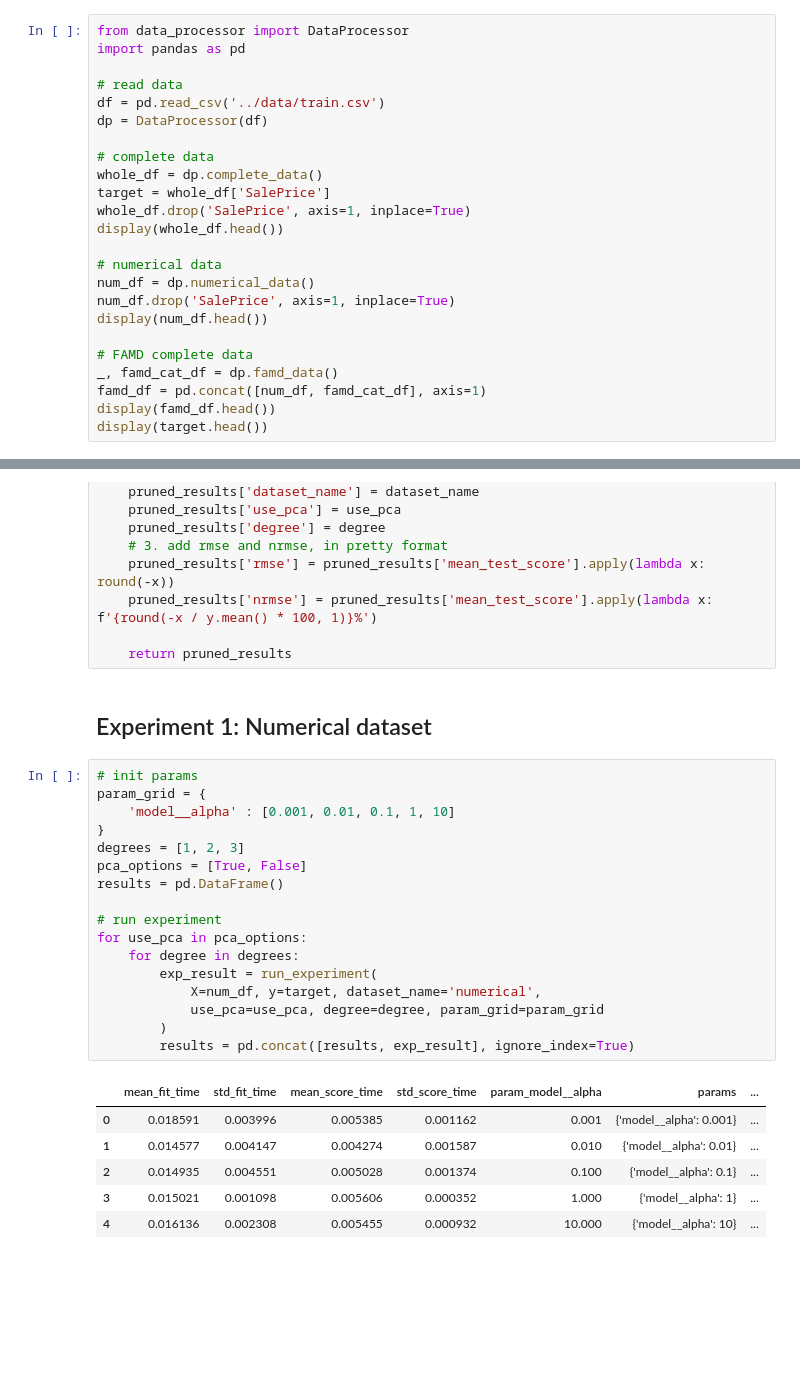
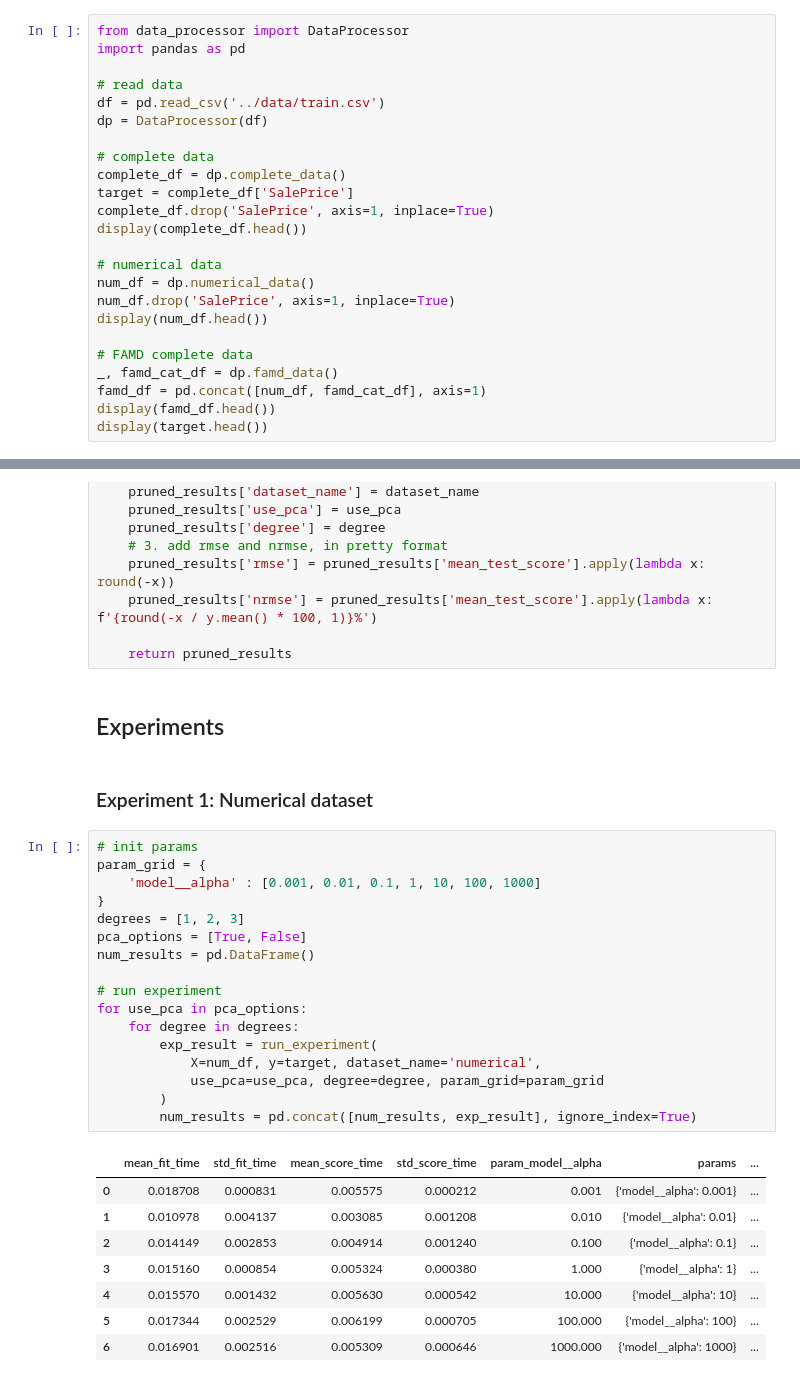
Before and after one commit to matthewgraca/4661-house-prices-regression, a Jupyter notebook: notebooks/hyperparam_tuning.ipynb, the cells around one changed output, grey strips where cells are left out. Drawn from its saved outputs; the diff is of its cells as text; blank space fills up the shorter version.

```diff
--- a/notebooks/hyperparam_tuning.ipynb
+++ b/notebooks/hyperparam_tuning.ipynb
@@ -86,10 +86,10 @@ df = pd.read_csv('../data/train.csv')
 dp = DataProcessor(df)
 
 # complete data
-whole_df = dp.complete_data()
-target = whole_df['SalePrice']
-whole_df.drop('SalePrice', axis=1, inplace=True)
-display(whole_df.head())
+complete_df = dp.complete_data()
+target = complete_df['SalePrice']
+complete_df.drop('SalePrice', axis=1, inplace=True)
+display(complete_df.head())
 
 # numerical data
 num_df = dp.numerical_data()
@@ -200,30 +200,34 @@ def run_experiment(X, y, dataset_name, use_pca, degree, param_grid, verbose=1):
     pruned_results['nrmse'] = pruned_results['mean_test_score'].apply(lambda x: f'{round(-x / y.mean() * 100, 1)}%')
 
     return pruned_results
+# %% [markdown]
+## Experiments
 # %% [markdown]
-## Experiment 1: Numerical dataset
+### Experiment 1: Numerical dataset
 # %%
 # init params
 param_grid = {
-    'model__alpha' : [0.001, 0.01, 0.1, 1, 10]
+    'model__alpha' : [0.001, 0.01, 0.1, 1, 10, 100, 1000]
 }
 degrees = [1, 2, 3]
 pca_options = [True, False]
-results = pd.DataFrame()
+num_results = pd.DataFrame()
 
 # run experiment
 for use_pca in pca_options:
     for degree in degrees:
         exp_result = run_experiment(
             X=num_df, y=target, dataset_name='numerical',
             use_pca=use_pca, degree=degree, param_grid=param_grid
         )
-        results = pd.concat([results, exp_result], ignore_index=True)
+        num_results = pd.concat([num_results, exp_result], ignore_index=True)
 # %% [output]
 |  | mean_fit_time | std_fit_time | mean_score_time | std_score_time | param_model__alpha | params | ... |
-| 0 | 0.018591 | 0.003996 | 0.005385 | 0.001162 | 0.001 | {'model__alpha': 0.001} | ... |
-| 1 | 0.014577 | 0.004147 | 0.004274 | 0.001587 | 0.010 | {'model__alpha': 0.01} | ... |
-| 2 | 0.014935 | 0.004551 | 0.005028 | 0.001374 | 0.100 | {'model__alpha': 0.1} | ... |
-| 3 | 0.015021 | 0.001098 | 0.005606 | 0.000352 | 1.000 | {'model__alpha': 1} | ... |
-| 4 | 0.016136 | 0.002308 | 0.005455 | 0.000932 | 10.000 | {'model__alpha': 10} | ... |
+| 0 | 0.018708 | 0.000831 | 0.005575 | 0.000212 | 0.001 | {'model__alpha': 0.001} | ... |
+| 1 | 0.010978 | 0.004137 | 0.003085 | 0.001208 | 0.010 | {'model__alpha': 0.01} | ... |
+| 2 | 0.014149 | 0.002853 | 0.004914 | 0.001240 | 0.100 | {'model__alpha': 0.1} | ... |
+| 3 | 0.015160 | 0.000854 | 0.005324 | 0.000380 | 1.000 | {'model__alpha': 1} | ... |
+| 4 | 0.015570 | 0.001432 | 0.005630 | 0.000542 | 10.000 | {'model__alpha': 10} | ... |
+| 5 | 0.017344 | 0.002529 | 0.006199 | 0.000705 | 100.000 | {'model__alpha': 100} | ... |
+| 6 | 0.016901 | 0.002516 | 0.005309 | 0.000646 | 1000.000 | {'model__alpha': 1000} | ... |
 |  | mean_fit_time | std_fit_time | mean_score_time | std_score_time | param_model__alpha | params | ... |
```
Also changed, not shown: parts of 12 cells of this notebook.
